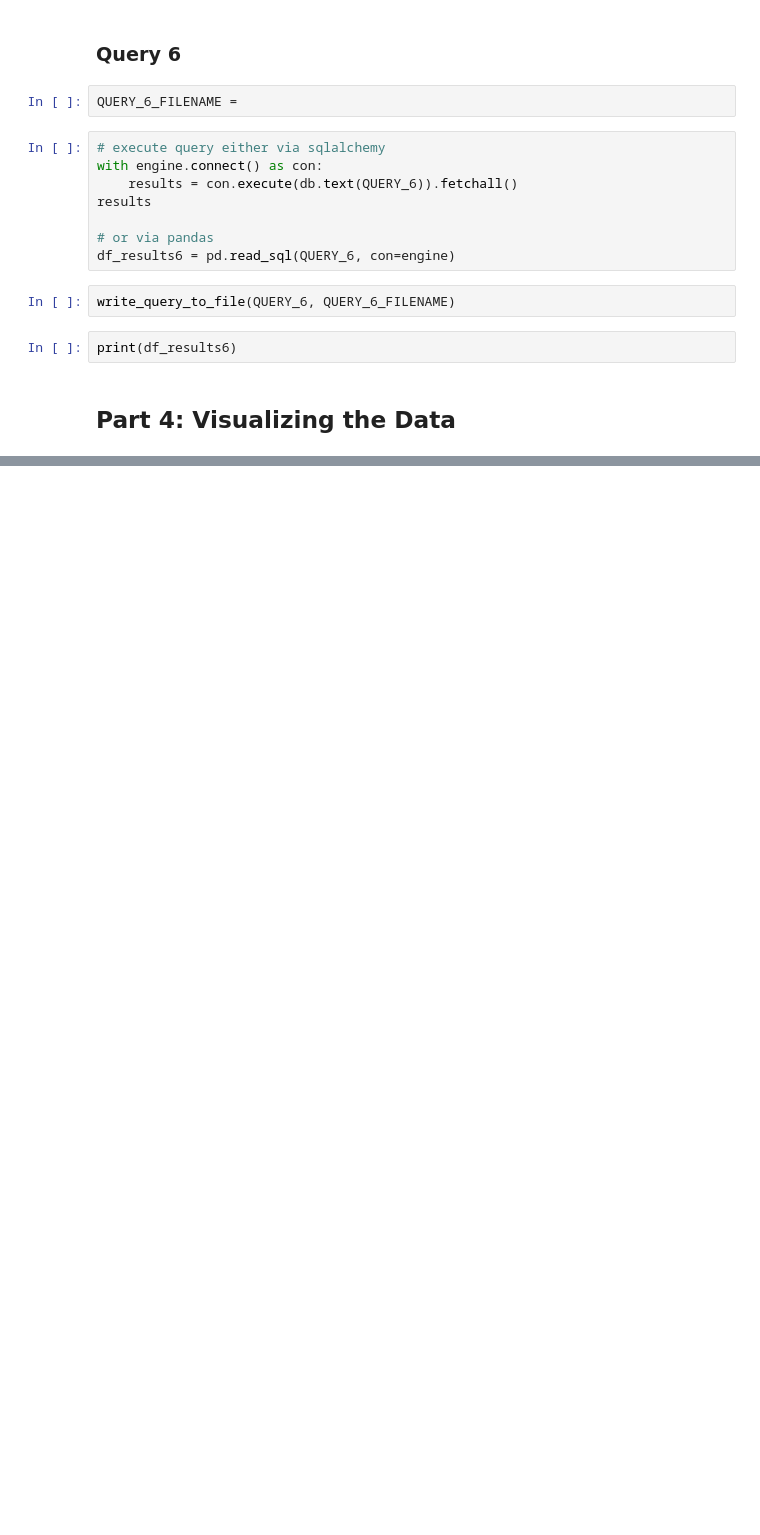
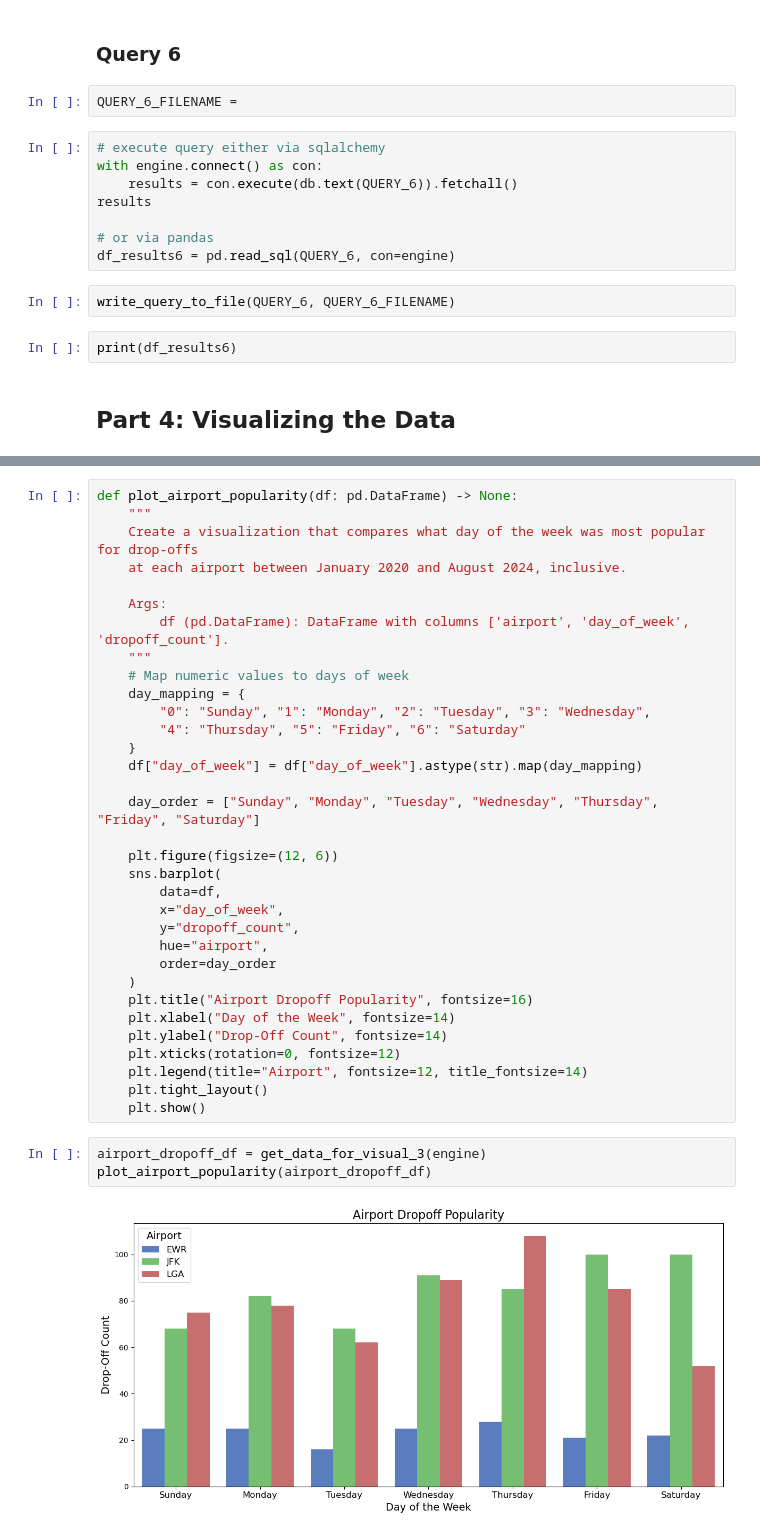
Before and after one commit to rosyzhj/4501-final-project, a Jupyter notebook: Project Scaffolding.ipynb, the cells around one changed output, grey strips where cells are left out. Saved outputs shown, nothing was run; the diff lists cells and outputs as text; blank space fills up the shorter version.

```diff
--- a/Project Scaffolding.ipynb
+++ b/Project Scaffolding.ipynb
@@ -1079,0 +1318,38 @@ plot_visual_1(some_dataframe)
+# %%
+def plot_airport_popularity(df: pd.DataFrame) -> None:
+    """
+    Create a visualization that compares what day of the week was most popular for drop-offs
+    at each airport between January 2020 and August 2024, inclusive.
+
+    Args:
+        df (pd.DataFrame): DataFrame with columns ['airport', 'day_of_week', 'dropoff_count'].
+    """
+    # Map numeric values to days of week
+    day_mapping = {
+        "0": "Sunday", "1": "Monday", "2": "Tuesday", "3": "Wednesday",
+        "4": "Thursday", "5": "Friday", "6": "Saturday"
+    }
+    df["day_of_week"] = df["day_of_week"].astype(str).map(day_mapping)
+
+    day_order = ["Sunday", "Monday", "Tuesday", "Wednesday", "Thursday", "Friday", "Saturday"]
+
+    plt.figure(figsize=(12, 6))
+    sns.barplot(
+        data=df,
+        x="day_of_week",
+        y="dropoff_count",
+        hue="airport",
+        order=day_order
+    )
+    plt.title("Airport Dropoff Popularity", fontsize=16)
+    plt.xlabel("Day of the Week", fontsize=14)
+    plt.ylabel("Drop-Off Count", fontsize=14)
+    plt.xticks(rotation=0, fontsize=12)
+    plt.legend(title="Airport", fontsize=12, title_fontsize=14)
+    plt.tight_layout()
+    plt.show()
+# %%
+airport_dropoff_df = get_data_for_visual_3(engine)
+plot_airport_popularity(airport_dropoff_df)
+# %% [output]
+[figure, added]
```
Also changed, not shown: parts of 36 cells of this notebook.
